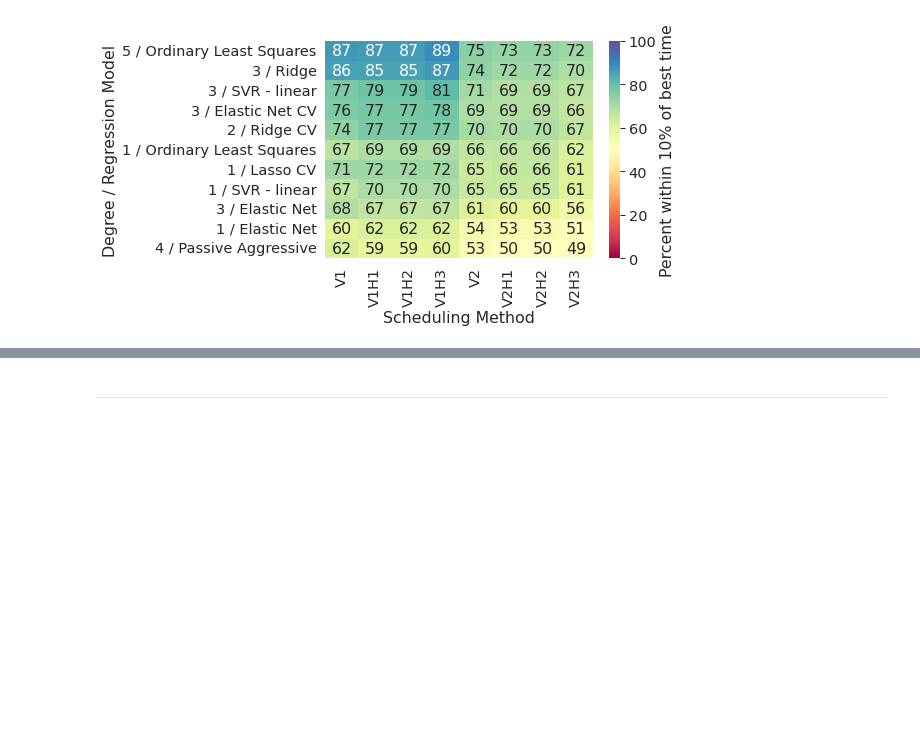
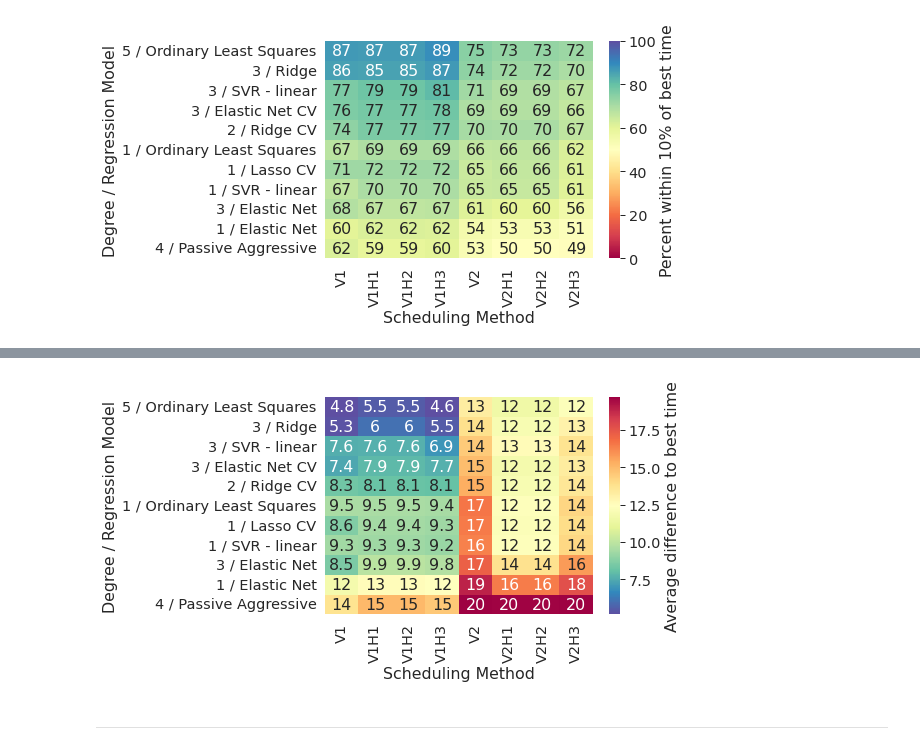
Before and after one commit to Sheypex/ba_proto, a Jupyter notebook: py/graphics.ipynb, the cells around one changed output, grey strips where cells are left out. Cells and saved outputs as stored; diff of their text form; code cells hidden in the pictures; blank space fills up the shorter version.

```diff
--- a/py/graphics.ipynb
+++ b/py/graphics.ipynb
@@ -345,5 +350,7 @@ regModelMethodScores = getRegModelMethodScores("regModelMethodScores.pickle", bi
 # %%
-regModelMethodScores10P  = getRegModelMethodScores("regModelMethodScores10P.pickle", bigtable, tol=lambda cur, mini: 10*mini/100)
+regModelMethodScores10P = getRegModelMethodScores("regModelMethodScores10P.pickle",
+                                                  bigtable,
+                                                  tol=lambda cur, mini: 10 * mini / 100)
 # %%
 regModelMethodScores
 # %% [output]
@@ -443,3 +483,25 @@ plt.show()
+# %%
+# normalize
+total = 50_000
+tmp = regModelMethodDiffsDF.transform(lambda x: x / total / 1000)
+#
+#plt.figure(figsize=(8,5))
+ax = sns.heatmap(tmp,
+                 cmap=sns.color_palette("Spectral", as_cmap=True).reversed(),
+                 xticklabels=[c.replace("recommender", "") for c in regModelMethodDiffsDF.columns],
+                 cbar_kws={"label": "Average difference to best time"},
+                 annot=True,
+                 robust=True)
+plt.xlabel("Scheduling Method")
+plt.ylabel("Degree / Regression Model")
+#ax.set_yticklabels(ax.get_yticklabels(),rotation=45, va="top")
+#plt.yticks(rotation=45)
+#ax.set_yticklabels(["\n".join(textwrap.wrap(t.get_text(), 15)) for t in ax.get_yticklabels()])
+fig = ax.get_figure()
+save_plot(fig, "heatmapDiff", bbox_inches="tight")
+plt.show()
+# %% [output]
+[figure, added]
 # %% [markdown]
 ------
 # %%
```
Also changed, not shown: parts of 71 cells of this notebook, 44 other files.
